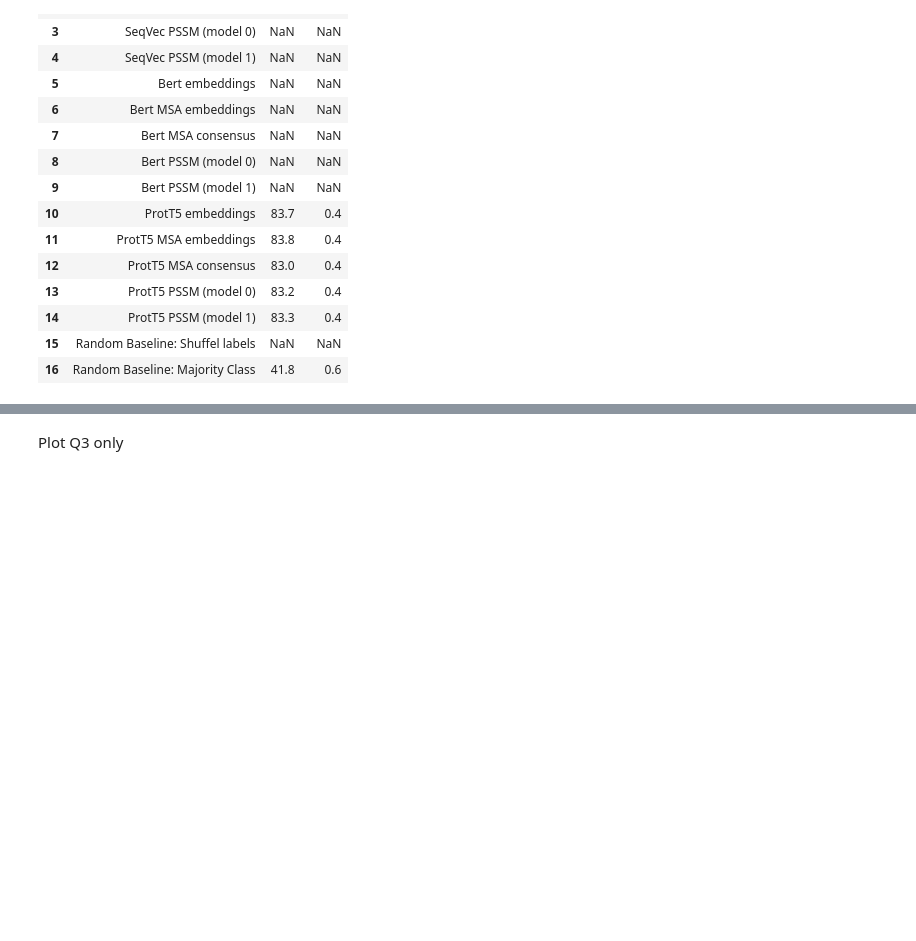
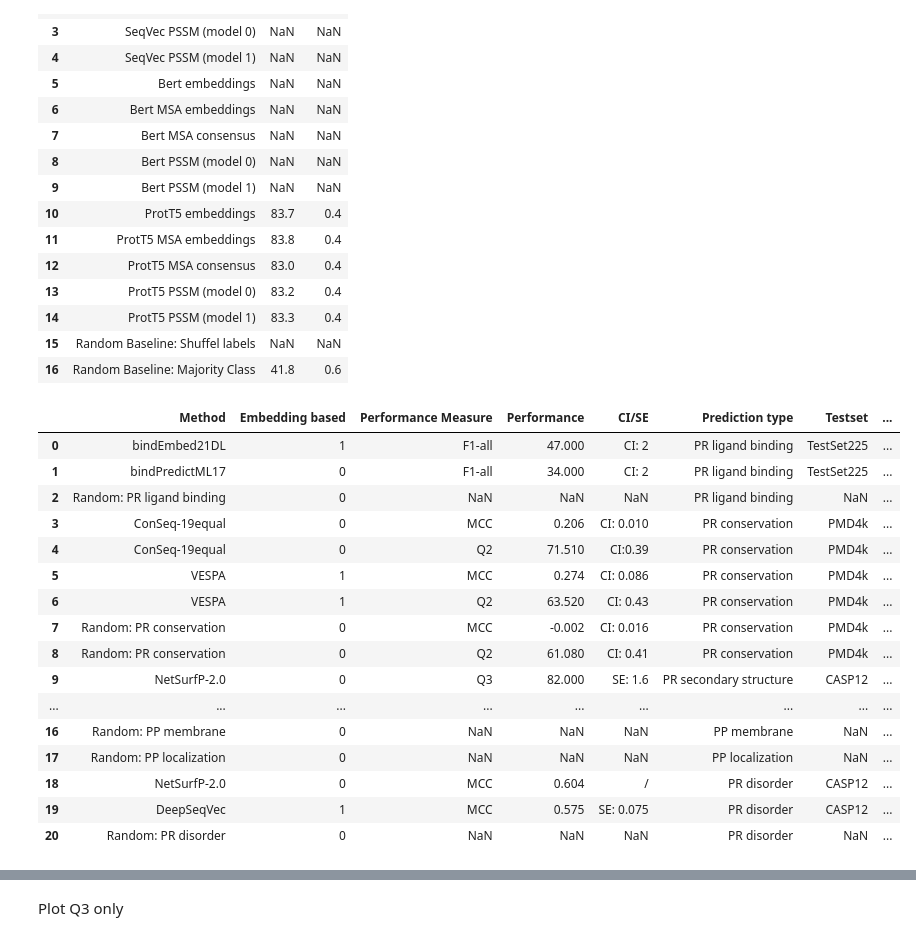
Before and after one commit to erckert/EV-embeddings-figures, a Jupyter notebook: visualizeResults.ipynb, the cells around one changed output, grey strips where cells are left out. Cells and saved outputs as stored; diff of their text form; code cells hidden in the pictures; blank space fills up the shorter version.

```diff
--- a/visualizeResults.ipynb
+++ b/visualizeResults.ipynb
@@ -36 +37,22 @@ majority_class_performance = df['Q3'][16]
 difference_to_random = [entry - majority_class_performance for entry in q3]
+# %%
+df_models = pandas.read_csv('overview_method_performances.csv', sep=";")
+df_models
+# %% [output]
+|  | Method | Embedding based | Performance Measure | Performance | CI/SE | Prediction type | Testset | ... |
+| 0 | bindEmbed21DL | 1 | F1-all | 47.000 | CI: 2 | PR ligand binding | TestSet225 | ... |
+| 1 | bindPredictML17 | 0 | F1-all | 34.000 | CI: 2 | PR ligand binding | TestSet225 | ... |
+| 2 | Random: PR ligand binding | 0 | NaN | NaN | NaN | PR ligand binding | NaN | ... |
+| 3 | ConSeq-19equal | 0 | MCC | 0.206 | CI: 0.010 | PR conservation | PMD4k | ... |
+| 4 | ConSeq-19equal | 0 | Q2 | 71.510 | CI:0.39 | PR conservation | PMD4k | ... |
+| 5 | VESPA | 1 | MCC | 0.274 | CI: 0.086 | PR conservation | PMD4k | ... |
+| 6 | VESPA | 1 | Q2 | 63.520 | CI: 0.43 | PR conservation | PMD4k | ... |
+| 7 | Random: PR conservation | 0 | MCC | -0.002 | CI: 0.016 | PR conservation | PMD4k | ... |
+| 8 | Random: PR conservation | 0 | Q2 | 61.080 | CI: 0.41 | PR conservation | PMD4k | ... |
+| 9 | NetSurfP-2.0 | 0 | Q3 | 82.000 | SE: 1.6 | PR secondary structure | CASP12 | ... |
+| ... | ... | ... | ... | ... | ... | ... | ... | ... |
+| 16 | Random: PP membrane | 0 | NaN | NaN | NaN | PP membrane | NaN | ... |
+| 17 | Random: PP localization | 0 | NaN | NaN | NaN | PP localization | NaN | ... |
+| 18 | NetSurfP-2.0 | 0 | MCC | 0.604 | / | PR disorder | CASP12 | ... |
+| 19 | DeepSeqVec | 1 | MCC | 0.575 | SE: 0.075 | PR disorder | CASP12 | ... |
+| 20 | Random: PR disorder | 0 | NaN | NaN | NaN | PR disorder | NaN | ... |
```
Also changed, not shown: parts of 18 cells of this notebook.
